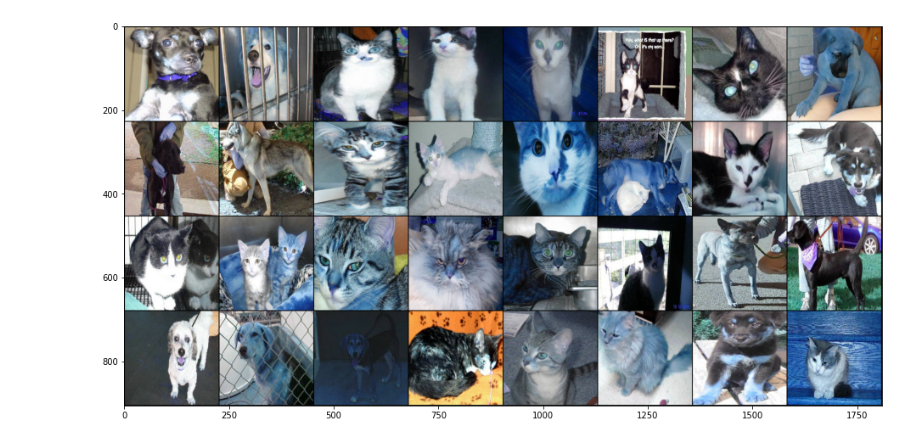
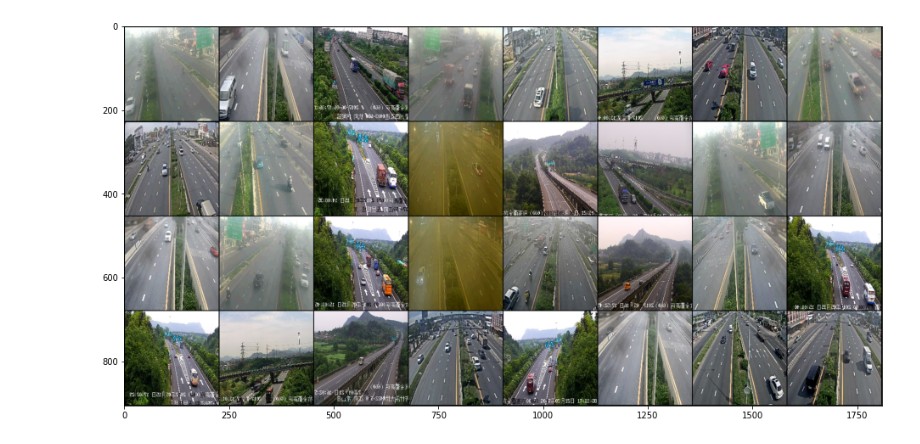
Before and after one commit to alexbalduz/vehicle_classfication, a Jupyter notebook: training.ipynb, the cells around one changed output. Cells and saved outputs as stored; diff of their text form; code cells hidden in the pictures.

```diff
--- a/training.ipynb
+++ b/training.ipynb
@@ -36,6 +38,6 @@ import matplotlib.pyplot as plt
 # %%
 ## Step 1: Create a dataloader for Pytorch
-class CatDogDataset(Dataset):
+class VehiclesDataset(Dataset):
     def __init__(self, train_dir, img_list, transform = None):
         self.train_dir = train_dir
         self.transform = transform
@@ -46,8 +48,9 @@ class CatDogDataset(Dataset):
 
     def __getitem__(self, index):
         image_path = os.path.join(self.train_dir, self.images[index])
-        label = self.images[index].split(".")[0]
-        label = 0 if label == 'cat' else 1
+        label_path=image_path.replace('images','labels').replace(".jpg",".txt")
+        label=int(selection(label_path))
+
         img = np.array(Image.open(image_path))
         if self.transform:
             img = self.transform(img)
@@ -55,36 +58,33 @@ class CatDogDataset(Dataset):
 # %%
 ## Step 2: Create training dataset
 data_transform = transforms.Compose([
     transforms.ToTensor(),
     transforms.Resize((256, 256),antialias=None),
     transforms.ColorJitter(),
     transforms.RandomCrop(224),
     transforms.RandomHorizontalFlip()
 ])
 
 # Create dataloaders
-train_dir = 'train/'
-images_paths = os.listdir(train_dir)
-random.shuffle(images_paths)
-train_img_list = images_paths[0:20000]
-val_img_list = images_paths[20000:25000]
-train_img_list = images_paths[0:2000]
-val_img_list = images_paths[2000:2500]
-train_dataset = CatDogDataset(train_dir, train_img_list, transform = data_transform)
-val_dataset = CatDogDataset(train_dir, val_img_list, transform = data_transform)
+train_dir = 'train/images/'
+train_img_list = os.listdir(train_dir)
+val_dir='valid/images/'
+val_img_list =  os.listdir(val_dir)
+train_dataset = VehiclesDataset(train_dir, train_img_list, transform = data_transform)
+val_dataset = VehiclesDataset(val_dir, val_img_list, transform = data_transform)
 train_dataloader = DataLoader(train_dataset, batch_size = 64, shuffle=True)
 val_dataloader = DataLoader(val_dataset, batch_size = 64, shuffle=False)
 
 # Visualize images in the dataset
 samples, labels = next(iter(train_dataloader))
 plt.figure(figsize=(16,32))
 grid_imgs = torchvision.utils.make_grid(samples[:32])
 np_grid_imgs = grid_imgs.numpy()
 # in tensor, image is (batch, width, height), so you have to transpose it to (width, height, batch) in numpy to show it.
 plt.imshow(np.transpose(np_grid_imgs, (1,2,0)))
 plt.show()
 # %% [output]
-[figure, old version]
+[figure, new version]
 # %%
 ## Step 3: Define Deep Learning model
 class scratch_nn(nn.Module):
```
Also changed, not shown: parts of 9 cells of this notebook, 4 other files.
